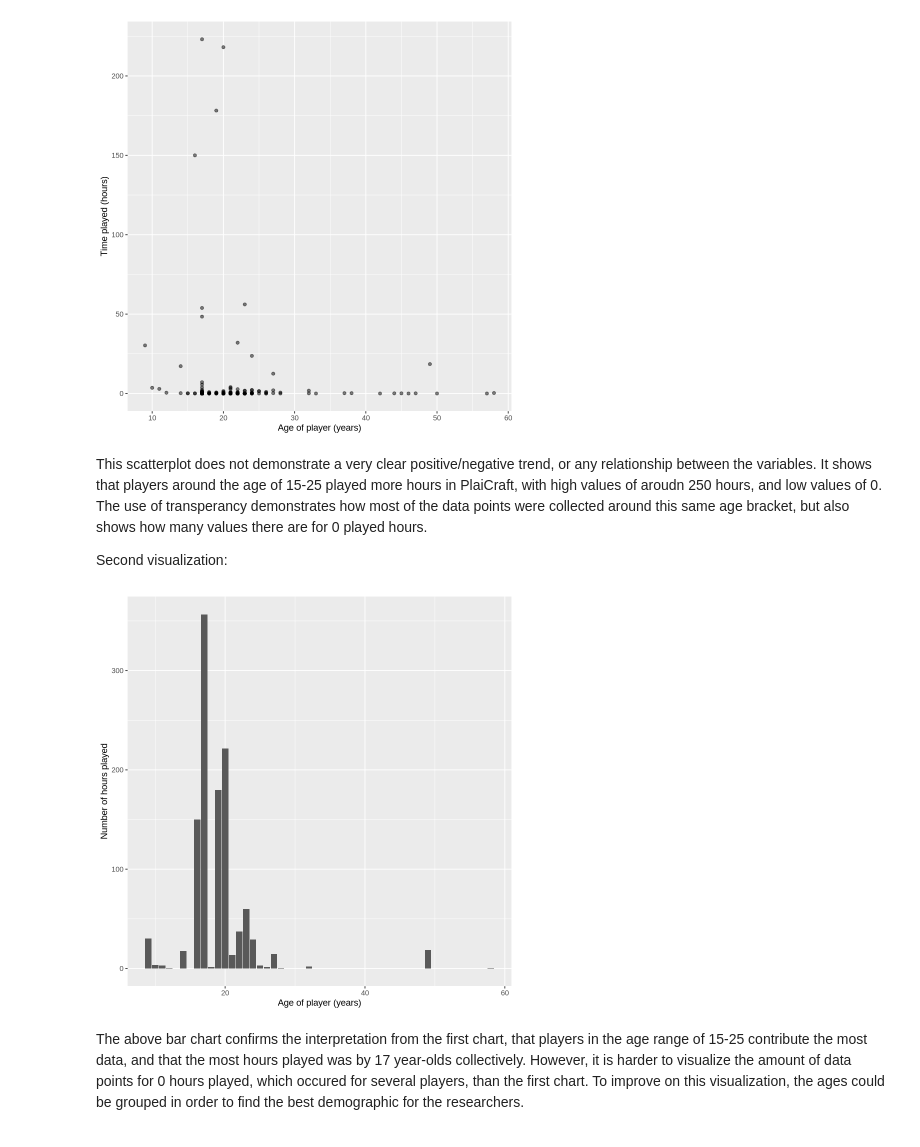
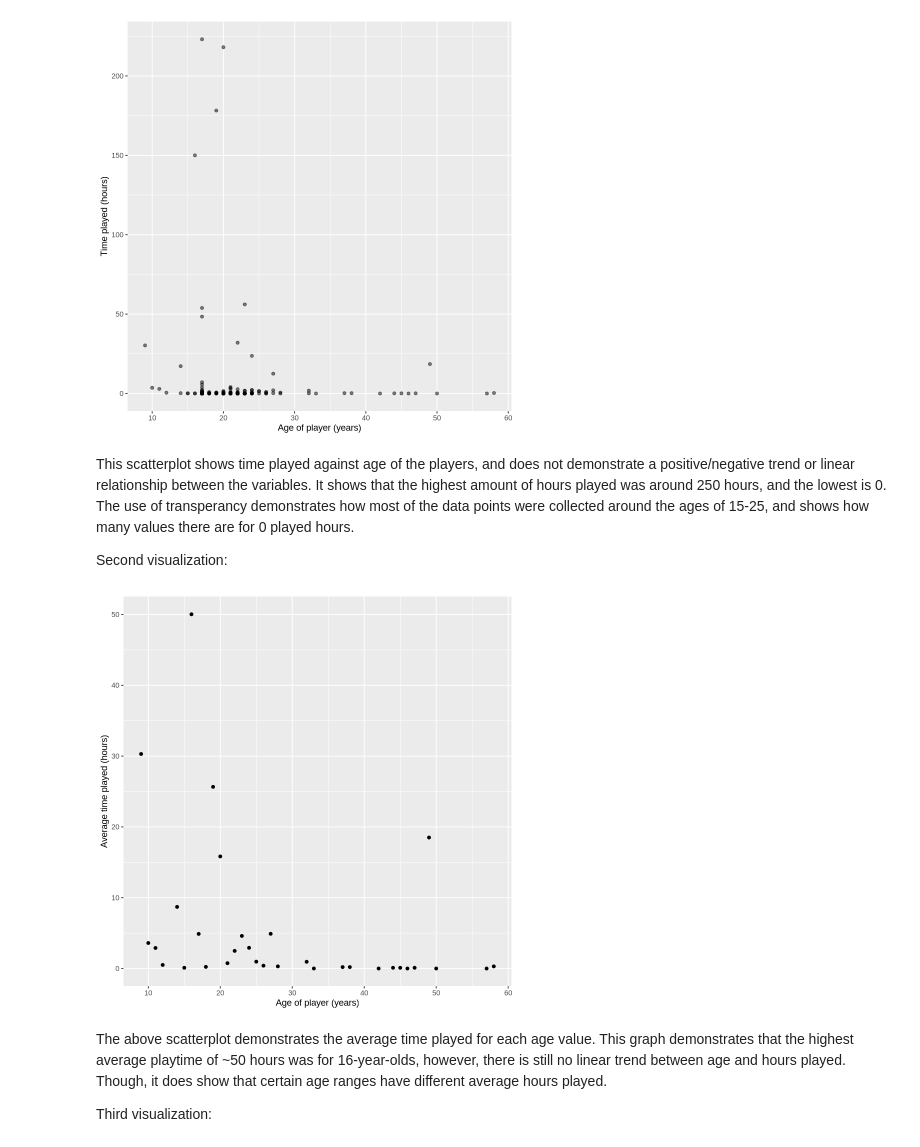
Before and after one commit to nat-ttt/1Individual-project, a Jupyter notebook: individual_project.ipynb, the cells around one changed output. Cells and saved outputs as stored; diff of their text form; code cells hidden in the pictures.

Commit message:
Final changes
2nd plot changed and final plot complete, finishing question 4, and made edits to earlier parts

```diff
--- a/individual_project.ipynb
+++ b/individual_project.ipynb
@@ -183,19 +183,25 @@ plot1_players
 # %% [output]
 [figure]
 # %% [markdown]
-This scatterplot does not demonstrate a very clear positive/negative trend, or any relationship between the variables. It shows that players around the age of 15-25 played more hours in PlaiCraft, with high values of aroudn 250 hours, and low values of 0. The use of transperancy demonstrates how most of the data points were collected around this same age bracket, but also shows how many values there are for 0 played hours.
+This scatterplot shows time played against age of the players, and does not demonstrate a positive/negative trend or linear relationship between the variables. It shows that the highest amount of hours played was around 250 hours, and the lowest is 0. The use of transperancy demonstrates how most of the data points were collected around the ages of 15-25, and shows how many values there are for 0 played hours.
 
 Second visualization:
 # %%
-plot2_players <- wrangled_player |>
-    ggplot(aes(x = Age, y = played_hours)) +
-    geom_bar(stat = "identity") +
+mutated_player <- wrangled_player |>
+    group_by(Age) |>
+    summarize(mean_hours = mean(played_hours))
+
+plot2_players <- mutated_player |>
+    ggplot(aes(x = Age, y = mean_hours)) +
+    geom_point() +
     xlab("Age of player (years)") +
-    ylab("Number of hours played")
+    ylab("Average time played (hours)")
 
 plot2_players
 # %% [output]
-[figure, old version]
+[figure, new version]
 # %% [markdown]
-The above bar chart confirms the interpretation from the first chart, that players in the age range of 15-25 contribute the most data, and that the most hours played was by 17 year-olds collectively. However, it is harder to visualize the amount of data points for 0 hours played, which occured for several players, than the first chart. To improve on this visualization, the ages could be grouped in order to find the best demographic for the researchers.
+The above scatterplot demonstrates the average time played for each age value. This graph demonstrates that the highest average playtime of ~50 hours was for 16-year-olds, however, there is still no linear trend between age and hours played. Though, it does show that certain age ranges have different average hours played.
+
+Third visualization:
 # %%
```
Also changed, not shown: parts of 6 cells of this notebook.
